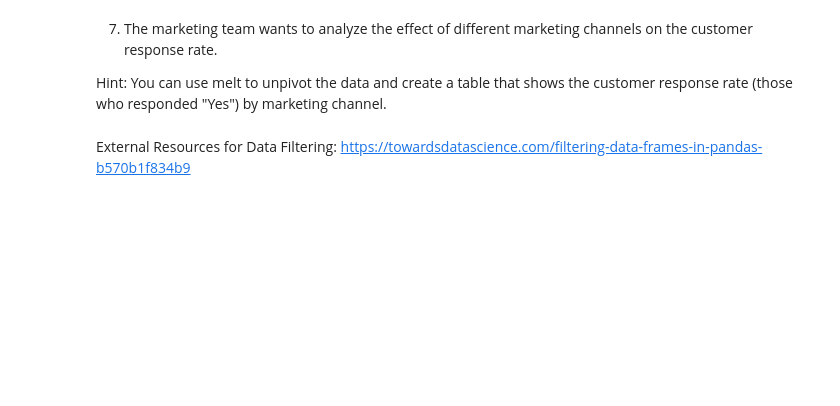
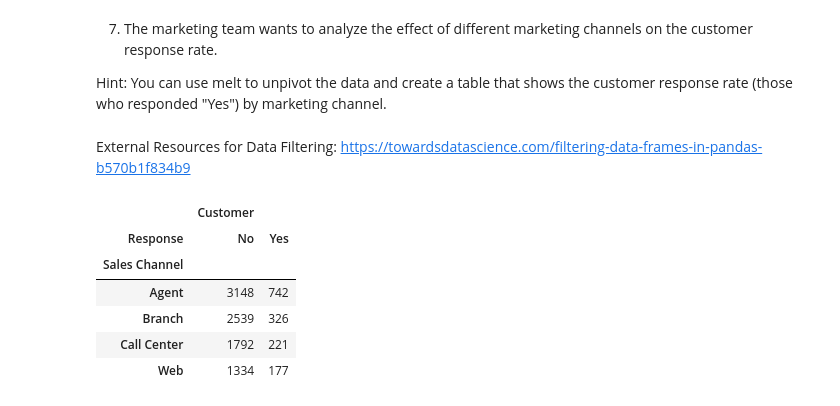
Before and after one commit to data-bootcamp-v4/lab-dw-data-aggregation-and-filtering, a Jupyter notebook: lab-dw-aggregating.ipynb, the cells around one changed output. Drawn from its saved outputs; the diff is of its cells as text; code cells hidden in the pictures; blank space fills up the shorter version.

```diff
--- a/lab-dw-aggregating.ipynb
+++ b/lab-dw-aggregating.ipynb
@@ -190,4 +212,14 @@ Hint: You can use melt to unpivot the data and create a table that shows the cus
 # %% [markdown]
 External Resources for Data Filtering: https://towardsdatascience.com/filtering-data-frames-in-pandas-b570b1f834b9
 # %%
-# your code goes here
+response_pivot = mkt_df.pivot_table(index='Sales Channel', columns='Response', values=['Customer'], aggfunc="count")
+
+response_pivot
+# %% [output]
+|  | Customer |  |
+| Response | No | Yes |
+| Sales Channel |  |  |
+| Agent | 3148 | 742 |
+| Branch | 2539 | 326 |
+| Call Center | 1792 | 221 |
+| Web | 1334 | 177 |
```
Also changed, not shown: parts of 4 cells of this notebook.
